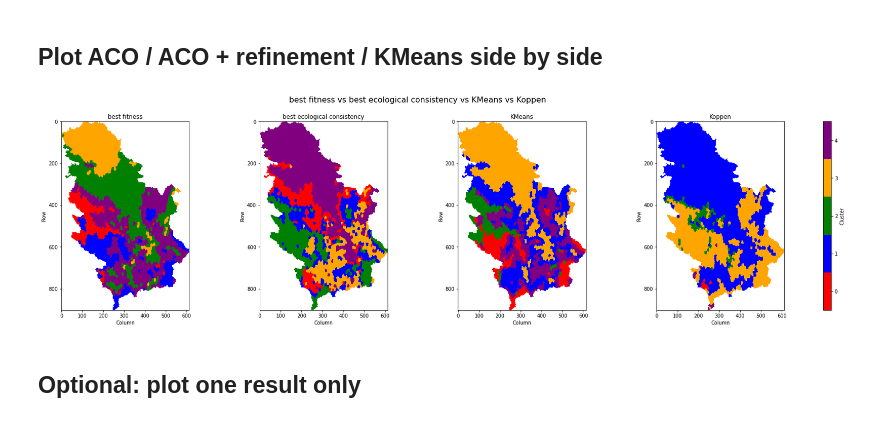
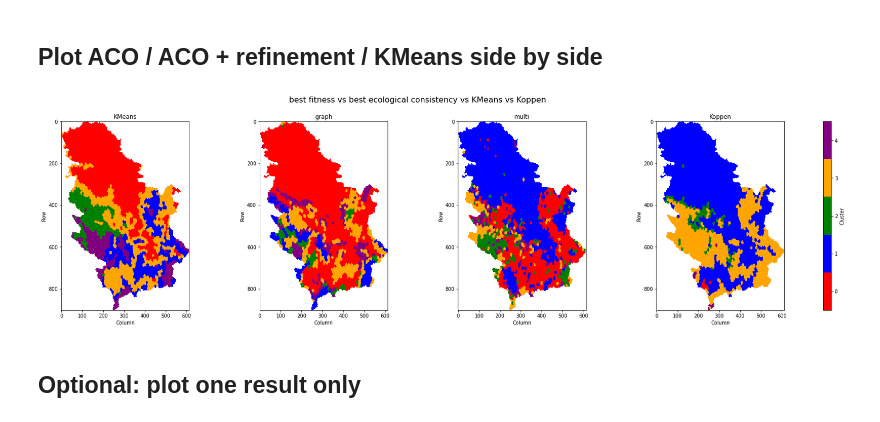
Before and after one commit to AleksandraRuzic/aco-climate-regionalization-serbia, a Jupyter notebook: notebooks/test_ant_optimizer_aco_refinement_kmeans.ipynb, the cells around one changed output. Drawn from its saved outputs; the diff is of its cells as text; code cells hidden in the pictures.

```diff
--- a/notebooks/test_ant_optimizer_aco_refinement_kmeans.ipynb
+++ b/notebooks/test_ant_optimizer_aco_refinement_kmeans.ipynb
@@ -379,31 +399,38 @@ graph_aco.fit(X, neighbors, weights=weights)
 # %%
-n_ants=30
+MULTI_ACO_PHEROMONE_UPDATE_FN = update_pheromone_all_ants
 colonies = [
+    # {
+    #     "name": "centroid",
+    #     "fn": centroid_heuristic,
+    #     "params": {
+    #         "beta_graph": 3,
+    #     },
+    # },
     {
-        "name": "graph_cohesion_heuristic",
+        "name": "centroid",
         "fn": graph_cohesion_heuristic,
         "params": {
-            "beta_graph": 2.5,
+            "beta_graph": 3,
         },
     },
-    # {
-    #     "name": "graph",
-    #     "fn": graph_heuristic,
-    #     "params": {
-    #         "beta_graph": 1.5,
-    #     },
-    # },
+    {
+        "name": "graph",
+        "fn": graph_heuristic,
+        "params": {
+            "beta_graph": 3,
+        },
+    },
     {
         "name": "spatial",
         "fn": spatial_heuristic,
         "params": {
-            "beta_spatial": 2.5,
+            "beta_spatial": 3,
         },
     },
 ]
 multi_type_aco = AntClusteringOptimizer(
     n_clusters=N_CLUSTERS,
-    n_ants=n_ants,
+    n_ants=15,
     n_iterations=20,
 
     construct_solution_fn=construct_multicolony_solution,
@@ -418,11 +445,11 @@ multi_type_aco = AntClusteringOptimizer(
     pheromone_init_fn=initialize_node_cluster_pheromone,
     pheromone_init_kwargs=COMMON_PHEROMONE_INIT_KWARGS,
 
-    pheromone_update_fn=PHEROMONE_UPDATE_FN,
+    pheromone_update_fn=MULTI_ACO_PHEROMONE_UPDATE_FN,
     pheromone_update_kwargs=COMMON_PHEROMONE_UPDATE_KWARGS,
 
-    evaporation=0.005,
-    q=0.025,
+    evaporation=0.1,
+    q=0.05,
     random_state=RANDOM_STATE,
     verbose=True,
     pheromone_update_batch_size=5
@@ -525,21 +574,21 @@ Name: 0, Length: 2009, dtype: int64
 # %%
 plot_cluster_comparison(
     df=df_model,
     label_dict={
-        "best fitness": aco.labels_,
-        "best ecological consistency": aco_refinement.labels_,
+        # "best fitness": aco.labels_,
+        # "best ecological consistency": aco_refinement.labels_,
         "KMeans": kmeans.labels_,
-        # "graph": graph_aco.labels_,
-        # "multi": multi_type_aco.labels_,
+        "graph": graph_aco.labels_,
+        "multi": multi_type_aco.labels_,
         "Koppen": koppen_labels["0"],
     },
     node_col=node_col,
     n_clusters=N_CLUSTERS,
     title=f"best fitness vs best ecological consistency vs KMeans vs Koppen",
     save_path="../../plot_comparison.png",
 )
 # %% [output]
-[figure, old version]
+[figure, new version]
 # %%
 import pandas as pd
 
```
Also changed, not shown: parts of 11 cells of this notebook, 6 other files.
